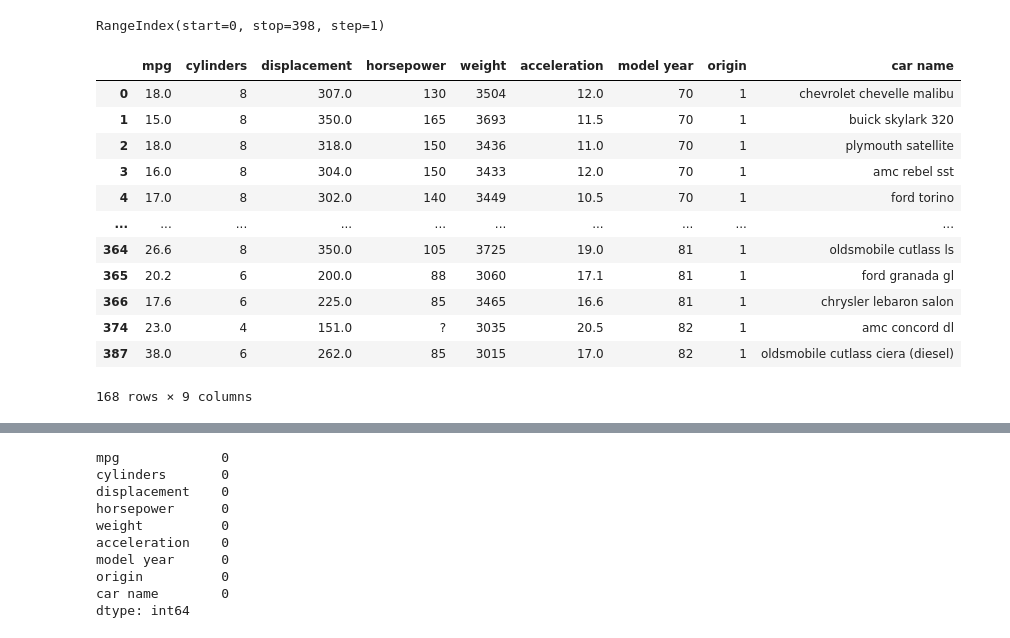
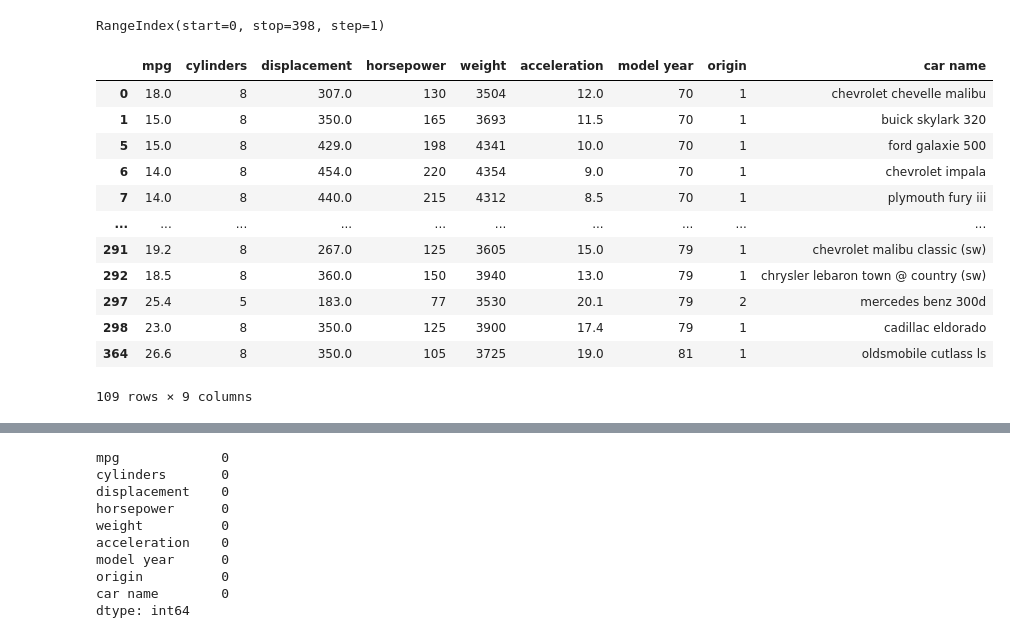
Before and after one commit to azieky/nyc-mhtn-ds-080320-lectures, a Jupyter notebook: Mod_1/Intro_to_libraries_1.ipynb, the cells around one changed output, grey strips where cells are left out. Saved outputs shown, nothing was run; the diff lists cells and outputs as text; code cells hidden in the pictures.

```diff
--- a/Mod_1/Intro_to_libraries_1.ipynb
+++ b/Mod_1/Intro_to_libraries_1.ipynb
@@ -171,18 +187,18 @@ df.index
 RangeIndex(start=0, stop=398, step=1)
 # %%
 # want weight greater than 3000
-df[df['weight'] > 3000]
+df[df['weight'] > 3500]
 # %% [output]
 |  | mpg | cylinders | displacement | horsepower | weight | acceleration | model year | origin | car name |
 | 0 | 18.0 | 8 | 307.0 | 130 | 3504 | 12.0 | 70 | 1 | chevrolet chevelle malibu |
 | 1 | 15.0 | 8 | 350.0 | 165 | 3693 | 11.5 | 70 | 1 | buick skylark 320 |
-| 2 | 18.0 | 8 | 318.0 | 150 | 3436 | 11.0 | 70 | 1 | plymouth satellite |
-| 3 | 16.0 | 8 | 304.0 | 150 | 3433 | 12.0 | 70 | 1 | amc rebel sst |
-| 4 | 17.0 | 8 | 302.0 | 140 | 3449 | 10.5 | 70 | 1 | ford torino |
+| 5 | 15.0 | 8 | 429.0 | 198 | 4341 | 10.0 | 70 | 1 | ford galaxie 500 |
+| 6 | 14.0 | 8 | 454.0 | 220 | 4354 | 9.0 | 70 | 1 | chevrolet impala |
+| 7 | 14.0 | 8 | 440.0 | 215 | 4312 | 8.5 | 70 | 1 | plymouth fury iii |
 | ... | ... | ... | ... | ... | ... | ... | ... | ... | ... |
+| 291 | 19.2 | 8 | 267.0 | 125 | 3605 | 15.0 | 79 | 1 | chevrolet malibu classic (sw) |
+| 292 | 18.5 | 8 | 360.0 | 150 | 3940 | 13.0 | 79 | 1 | chrysler lebaron town @ country (sw) |
+| 297 | 25.4 | 5 | 183.0 | 77 | 3530 | 20.1 | 79 | 2 | mercedes benz 300d |
+| 298 | 23.0 | 8 | 350.0 | 125 | 3900 | 17.4 | 79 | 1 | cadillac eldorado |
 | 364 | 26.6 | 8 | 350.0 | 105 | 3725 | 19.0 | 81 | 1 | oldsmobile cutlass ls |
-| 365 | 20.2 | 6 | 200.0 | 88 | 3060 | 17.1 | 81 | 1 | ford granada gl |
-| 366 | 17.6 | 6 | 225.0 | 85 | 3465 | 16.6 | 81 | 1 | chrysler lebaron salon |
-| 374 | 23.0 | 4 | 151.0 | ? | 3035 | 20.5 | 82 | 1 | amc concord dl |
-| 387 | 38.0 | 6 | 262.0 | 85 | 3015 | 17.0 | 82 | 1 | oldsmobile cutlass ciera (diesel) |
-168 rows × 9 columns
+109 rows × 9 columns
```
Also changed, not shown: parts of 19 cells of this notebook, 3 other files.
